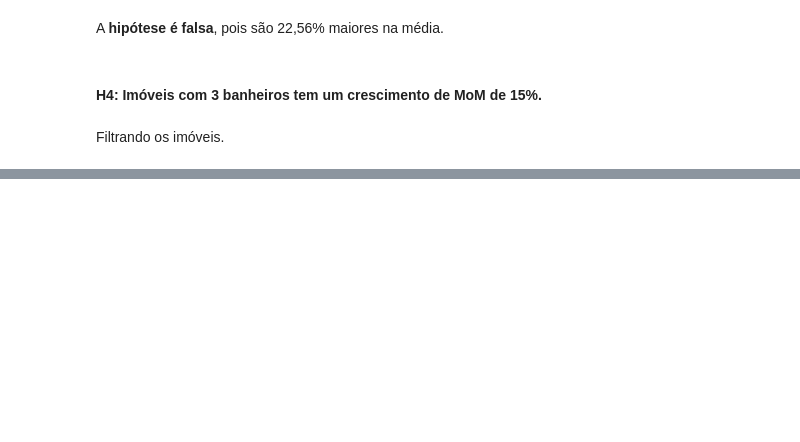
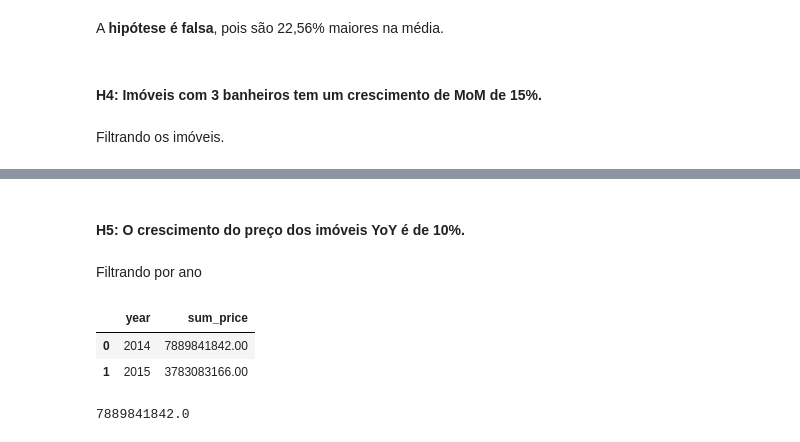
Before and after one commit to renankalfa/data-analysis-house-rocket, a Jupyter notebook: House Hocket - Data Analysis.ipynb, the cells around one changed output, grey strips where cells are left out. Drawn from its saved outputs; the diff is of its cells as text; code cells hidden in the pictures; blank space fills up the shorter version.

```diff
--- a/House Hocket - Data Analysis.ipynb
+++ b/House Hocket - Data Analysis.ipynb
@@ -403,3 +427,22 @@ fig.update_layout(width=960, height=400, xaxis_title='Month',
 fig.show()
 # %% [output]
 [interactive output not drawn]
+# %% [markdown]
+#### H5: O crescimento do preço dos imóveis YoY é de 10%.
+# %% [markdown]
+Filtrando por ano
+# %%
+year_2014 = data.loc[data['year'] == 2014, :]['price'].sum()
+year_2015 = data.loc[data['year'] == 2015, :]['price'].sum()
+
+hist_data_1 = pd.DataFrame({'year': [2014, 2015],
+                           'sum_price': [year_2014, year_2015]})
+hist_data_1
+# %% [output]
+|  | year | sum_price |
+| 0 | 2014 | 7889841842.00 |
+| 1 | 2015 | 3783083166.00 |
+# %%
+year_2014
+# %% [output]
+7889841842.0
```
Also changed, not shown: parts of 9 cells of this notebook.
